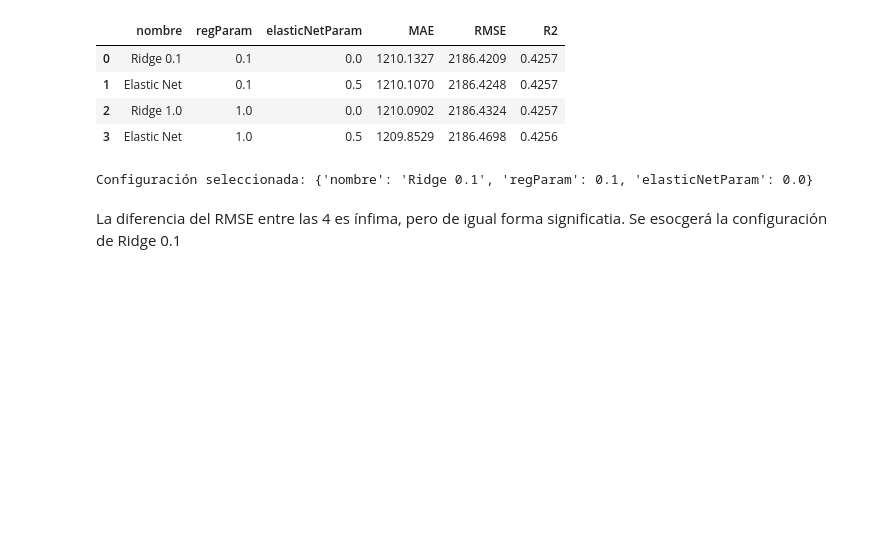
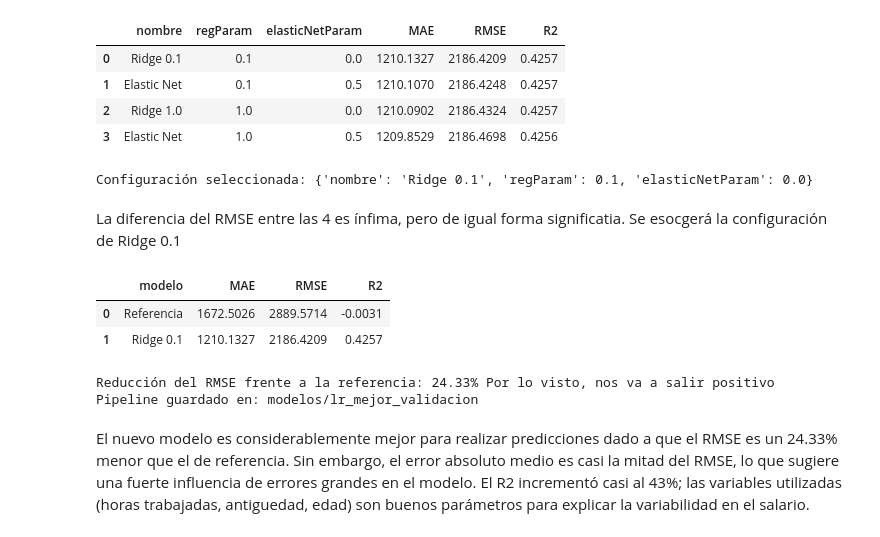
Before and after one commit to CindyGualim/lab7-data, a Jupyter notebook: notebooks/Laboratorio7_SparkMLlib.ipynb, the cells around one changed output. Cells and saved outputs as stored; diff of their text form; code cells hidden in the pictures; blank space fills up the shorter version.

Commit message:
feat: escoger el modelo regulizado

```diff
--- a/notebooks/Laboratorio7_SparkMLlib.ipynb
+++ b/notebooks/Laboratorio7_SparkMLlib.ipynb
@@ -1311,3 +1311,39 @@ print("Configuración seleccionada:", mejor_config_lr)
 Configuración seleccionada: {'nombre': 'Ridge 0.1', 'regParam': 0.1, 'elasticNetParam': 0.0}
 # %% [markdown]
 La diferencia del RMSE entre las 4 es ínfima, pero de igual forma significatia. Se esocgerá la configuración de Ridge 0.1
+# %%
+metricas_mejor_lr = {
+    metrica: float(tabla_lr.loc[0, metrica])
+    for metrica in ["MAE", "RMSE", "R2"]
+}
+
+comparacion_lr = pd.DataFrame([
+    {"modelo": "Referencia", **metricas_base},
+    {"modelo": mejor_nombre, **metricas_mejor_lr}
+])
+
+display(comparacion_lr.round(4))
+
+cambio_rmse = 100 * (
+    metricas_base["RMSE"] - metricas_mejor_lr["RMSE"]
+) / metricas_base["RMSE"]
+
+print(
+    f"Reducción del RMSE frente a la referencia: {cambio_rmse:.2f}% "
+    "Por lo visto, nos va a salir positivo"
+)
+
+RUTA_MODELO_LR = os.path.join("modelos", "lr_mejor_validacion")
+
+mejor_modelo_lr.write().overwrite().save(RUTA_MODELO_LR)
+
+print("Pipeline guardado en:", RUTA_MODELO_LR)
+# %% [output]
+|  | modelo | MAE | RMSE | R2 |
+| 0 | Referencia | 1672.5026 | 2889.5714 | -0.0031 |
+| 1 | Ridge 0.1 | 1210.1327 | 2186.4209 | 0.4257 |
+Reducción del RMSE frente a la referencia: 24.33% Por lo visto, nos va a salir positivo
+Pipeline guardado en: modelos/lr_mejor_validacion
+# %% [markdown]
+El nuevo modelo es considerablemente mejor para realizar predicciones dado a que el RMSE es un 24.33% menor que el de referencia. Sin embargo, el error absoluto medio es casi la mitad del RMSE, lo que sugiere una fuerte influencia de errores grandes en el modelo.
+El R2 incrementó casi al 43%; las variables utilizadas (horas trabajadas, antiguedad, edad) son buenos parámetros para explicar la variabilidad en el salario.
```
